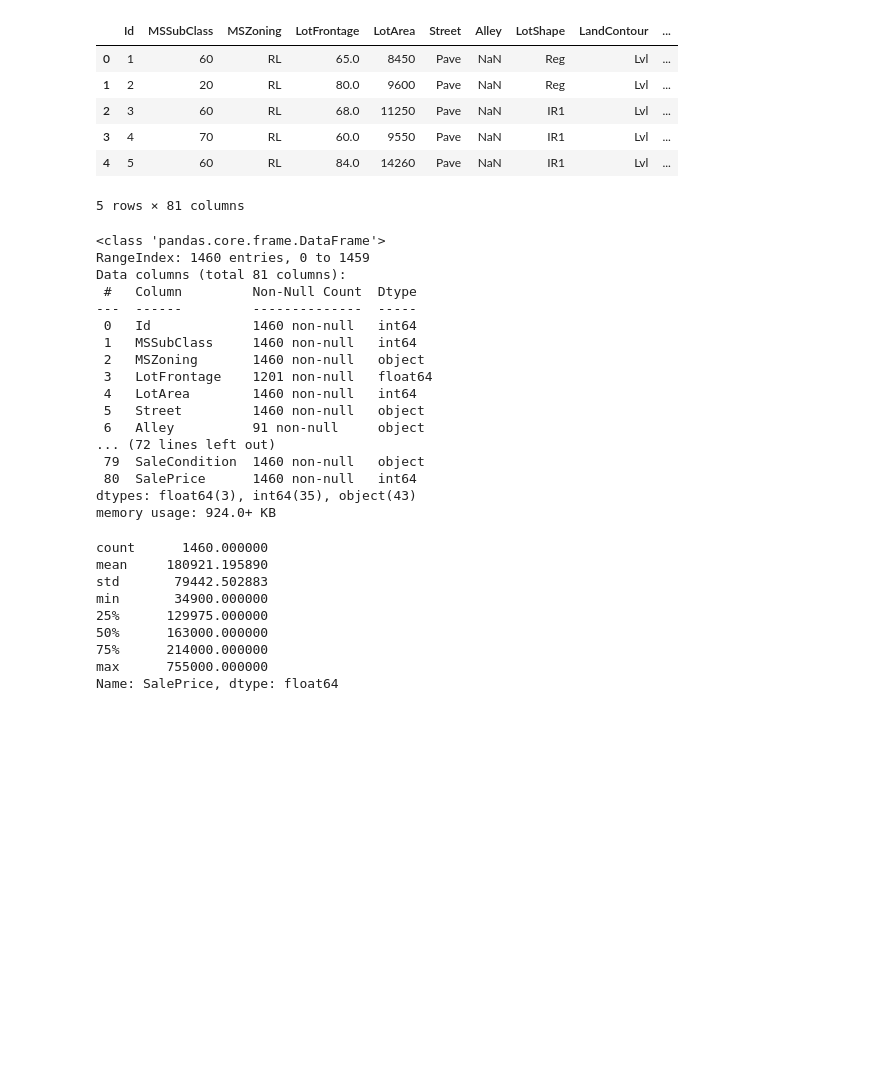
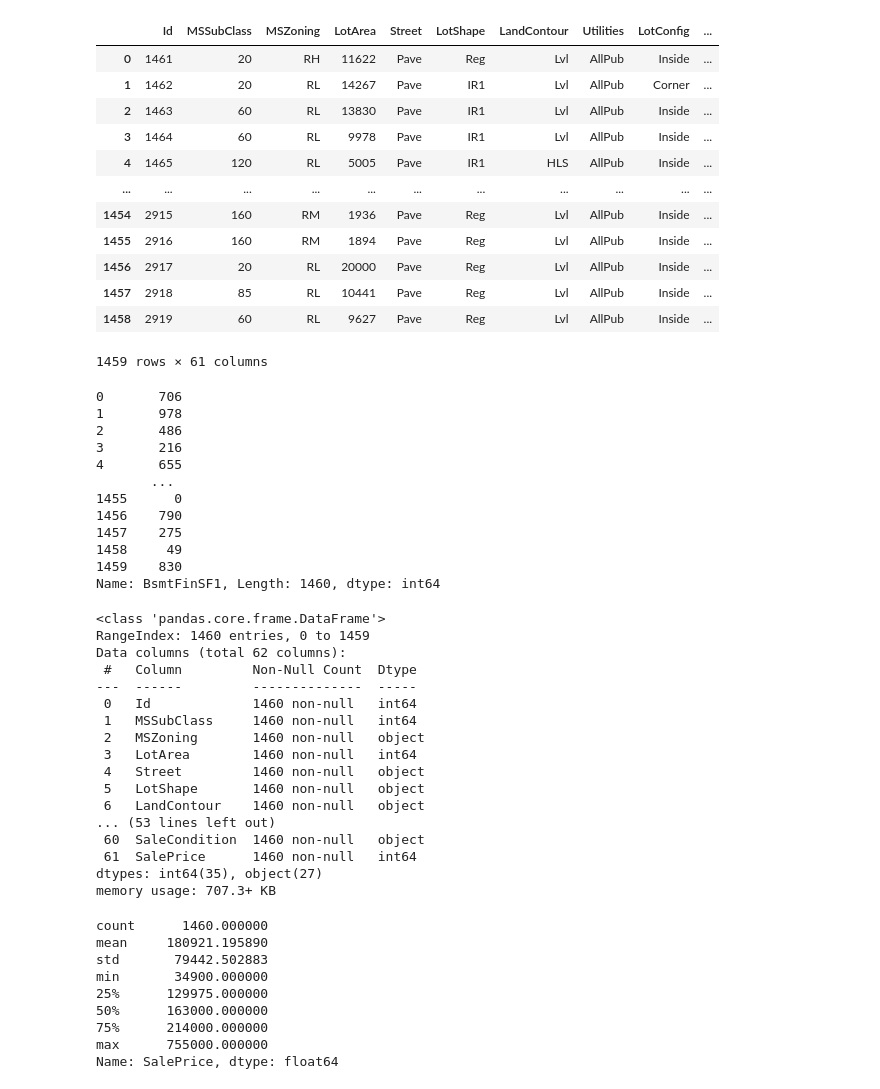
Before and after one commit to asvogel101/Predict-Home-Prices, a Jupyter notebook: Untitled.ipynb, the cells around one changed output. Saved outputs shown, nothing was run; the diff lists cells and outputs as text; code cells hidden in the pictures; blank space fills up the shorter version.

```diff
--- a/Untitled.ipynb
+++ b/Untitled.ipynb
@@ -9,33 +29,61 @@ test=pd.read_csv('test.csv')
+# %%
+train=pd.read_csv('train.csv')
+test=pd.read_csv('test.csv')
+
+cols_with_missing = [col for col in train.columns
+                                 if train[col].isnull().any()]
+train = train.drop(cols_with_missing, axis=1)
+test= test.drop(cols_with_missing, axis=1)
+test
+# %% [output]
+|  | Id | MSSubClass | MSZoning | LotArea | Street | LotShape | LandContour | Utilities | LotConfig | ... |
+| 0 | 1461 | 20 | RH | 11622 | Pave | Reg | Lvl | AllPub | Inside | ... |
+| 1 | 1462 | 20 | RL | 14267 | Pave | IR1 | Lvl | AllPub | Corner | ... |
+| 2 | 1463 | 60 | RL | 13830 | Pave | IR1 | Lvl | AllPub | Inside | ... |
+| 3 | 1464 | 60 | RL | 9978 | Pave | IR1 | Lvl | AllPub | Inside | ... |
+| 4 | 1465 | 120 | RL | 5005 | Pave | IR1 | HLS | AllPub | Inside | ... |
+| ... | ... | ... | ... | ... | ... | ... | ... | ... | ... | ... |
+| 1454 | 2915 | 160 | RM | 1936 | Pave | Reg | Lvl | AllPub | Inside | ... |
+| 1455 | 2916 | 160 | RM | 1894 | Pave | Reg | Lvl | AllPub | Inside | ... |
+| 1456 | 2917 | 20 | RL | 20000 | Pave | Reg | Lvl | AllPub | Inside | ... |
+| 1457 | 2918 | 85 | RL | 10441 | Pave | Reg | Lvl | AllPub | Inside | ... |
+| 1458 | 2919 | 60 | RL | 9627 | Pave | Reg | Lvl | AllPub | Inside | ... |
+1459 rows × 61 columns
 # %%
-train.head()
+train['BsmtFinSF1']
 # %% [output]
-|  | Id | MSSubClass | MSZoning | LotFrontage | LotArea | Street | Alley | LotShape | LandContour | ... |
-| 0 | 1 | 60 | RL | 65.0 | 8450 | Pave | NaN | Reg | Lvl | ... |
-| 1 | 2 | 20 | RL | 80.0 | 9600 | Pave | NaN | Reg | Lvl | ... |
-| 2 | 3 | 60 | RL | 68.0 | 11250 | Pave | NaN | IR1 | Lvl | ... |
-| 3 | 4 | 70 | RL | 60.0 | 9550 | Pave | NaN | IR1 | Lvl | ... |
-| 4 | 5 | 60 | RL | 84.0 | 14260 | Pave | NaN | IR1 | Lvl | ... |
-5 rows × 81 columns
+0       706
+1       978
+2       486
+3       216
+4       655
+       ...
+1455      0
+1456    790
+1457    275
+1458     49
+1459    830
+Name: BsmtFinSF1, Length: 1460, dtype: int64
 # %%
 train.info()
 # %% [output]
 <class 'pandas.core.frame.DataFrame'>
 RangeIndex: 1460 entries, 0 to 1459
-Data columns (total 81 columns):
+Data columns (total 62 columns):
  #   Column         Non-Null Count  Dtype
 ---  ------         --------------  -----
  0   Id             1460 non-null   int64
  1   MSSubClass     1460 non-null   int64
  2   MSZoning       1460 non-null   object
- 3   LotFrontage    1201 non-null   float64
- 4   LotArea        1460 non-null   int64
- 5   Street         1460 non-null   object
- 6   Alley          91 non-null     object
-... (72 lines left out)
- 79  SaleCondition  1460 non-null   object
- 80  SalePrice      1460 non-null   int64
-dtypes: float64(3), int64(35), object(43)
-memory usage: 924.0+ KB
+ 3   LotArea        1460 non-null   int64
+ 4   Street         1460 non-null   object
+ 5   LotShape       1460 non-null   object
+ 6   LandContour    1460 non-null   object
+... (53 lines left out)
+ 60  SaleCondition  1460 non-null   object
+ 61  SalePrice      1460 non-null   int64
+dtypes: int64(35), object(27)
+memory usage: 707.3+ KB
 # %%
 train['SalePrice'].describe()
 # %% [output]
```
Also changed, not shown: parts of 16 cells of this notebook, 5 other files.
